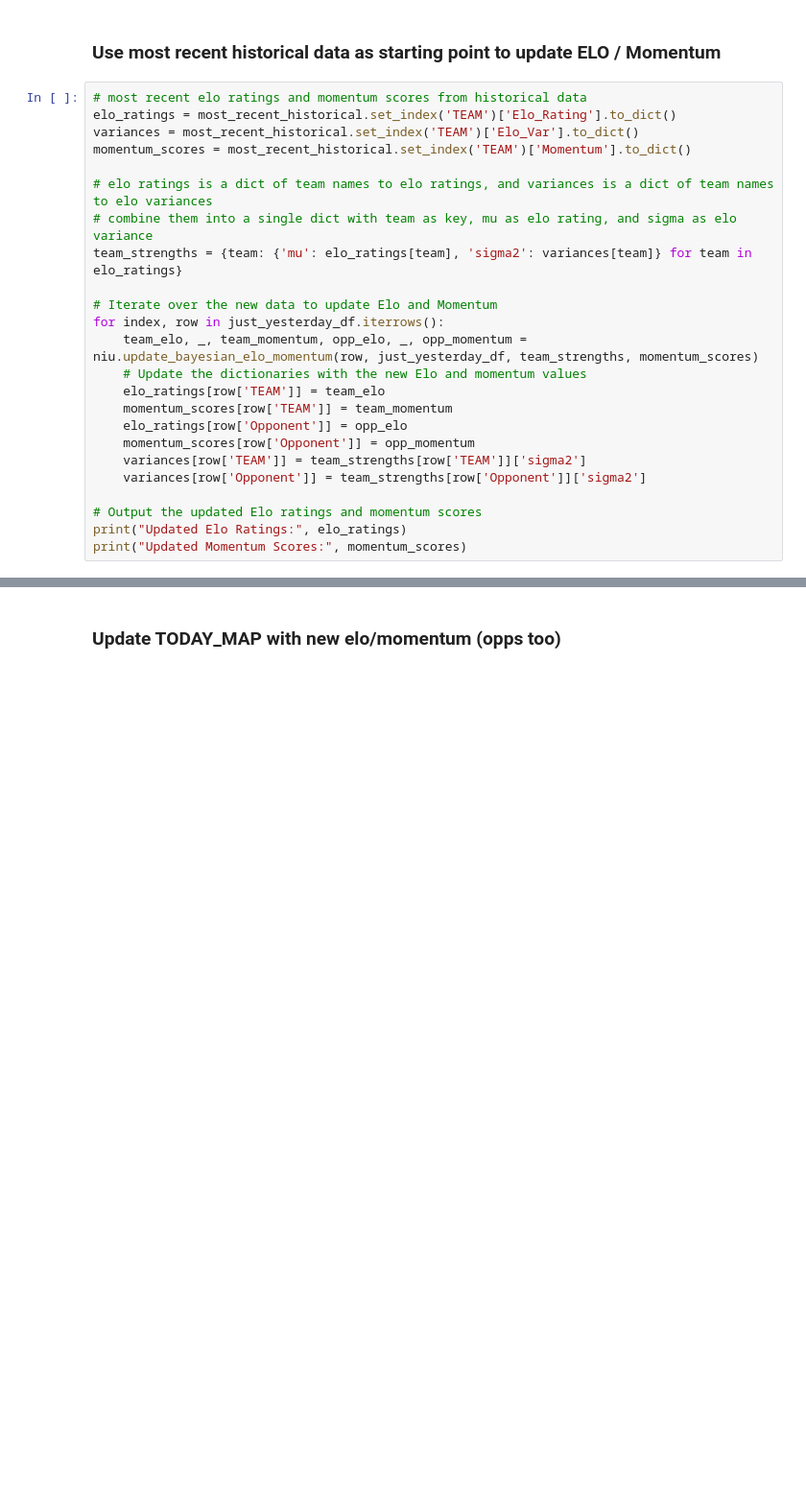
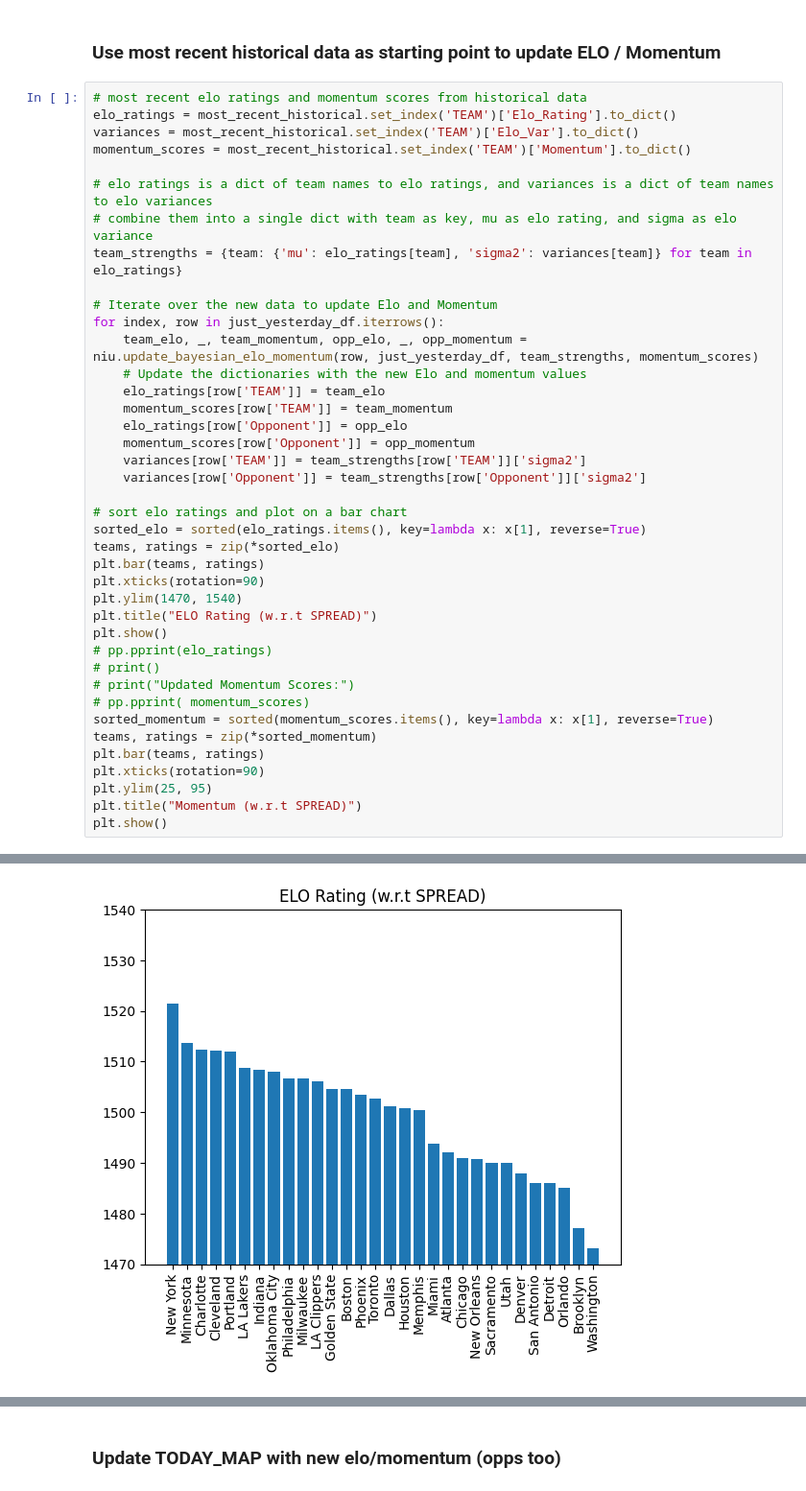
Before and after one commit to Croftc/nba_analytics, a Jupyter notebook: notebooks/nba_infer.ipynb, the cells around one changed output, grey strips where cells are left out. Shown at 96% size. Cells and saved outputs as stored; diff of their text form; blank space fills up the shorter version.

```diff
--- a/notebooks/nba_infer.ipynb
+++ b/notebooks/nba_infer.ipynb
@@ -244,7 +236,23 @@ for index, row in just_yesterday_df.iterrows():
     variances[row['TEAM']] = team_strengths[row['TEAM']]['sigma2']
     variances[row['Opponent']] = team_strengths[row['Opponent']]['sigma2']
 
-# Output the updated Elo ratings and momentum scores
-print("Updated Elo Ratings:", elo_ratings)
-print("Updated Momentum Scores:", momentum_scores)
+# sort elo ratings and plot on a bar chart
+sorted_elo = sorted(elo_ratings.items(), key=lambda x: x[1], reverse=True)
+teams, ratings = zip(*sorted_elo)
+plt.bar(teams, ratings)
+plt.xticks(rotation=90)
+plt.ylim(1470, 1540)
+plt.title("ELO Rating (w.r.t SPREAD)")
+plt.show()
+# pp.pprint(elo_ratings)
+# print()
+# print("Updated Momentum Scores:")
+# pp.pprint( momentum_scores)
+sorted_momentum = sorted(momentum_scores.items(), key=lambda x: x[1], reverse=True)
+teams, ratings = zip(*sorted_momentum)
+plt.bar(teams, ratings)
+plt.xticks(rotation=90)
+plt.ylim(25, 95)
+plt.title("Momentum (w.r.t SPREAD)")
+plt.show()
 # %% [output]
@@ -252,0 +259 @@ Updated Momentum Scores: {'Atlanta': 55.87423764655179, 'Brooklyn': 49.121801656
+[figure, added]
```
Also changed, not shown: parts of 19 cells of this notebook, 17 other files.
